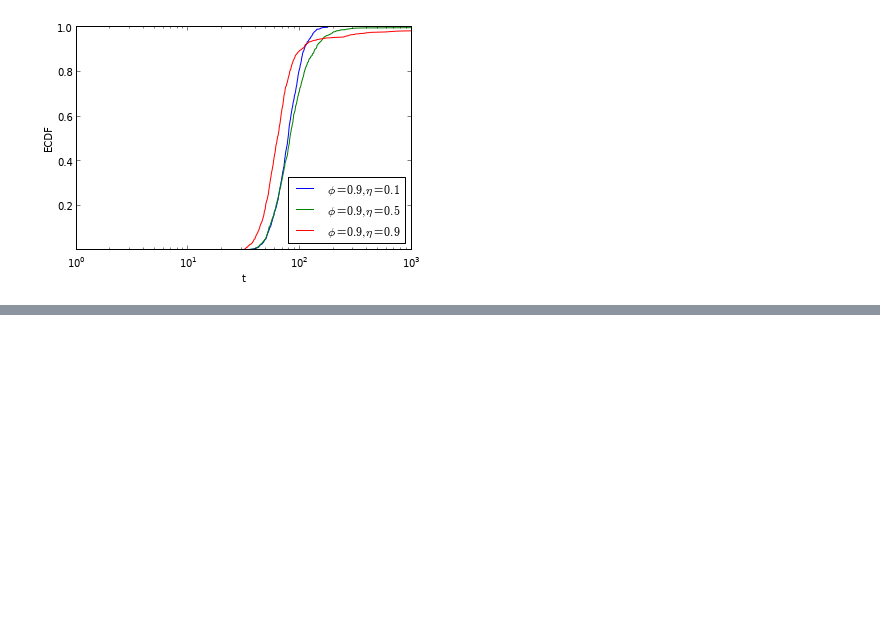
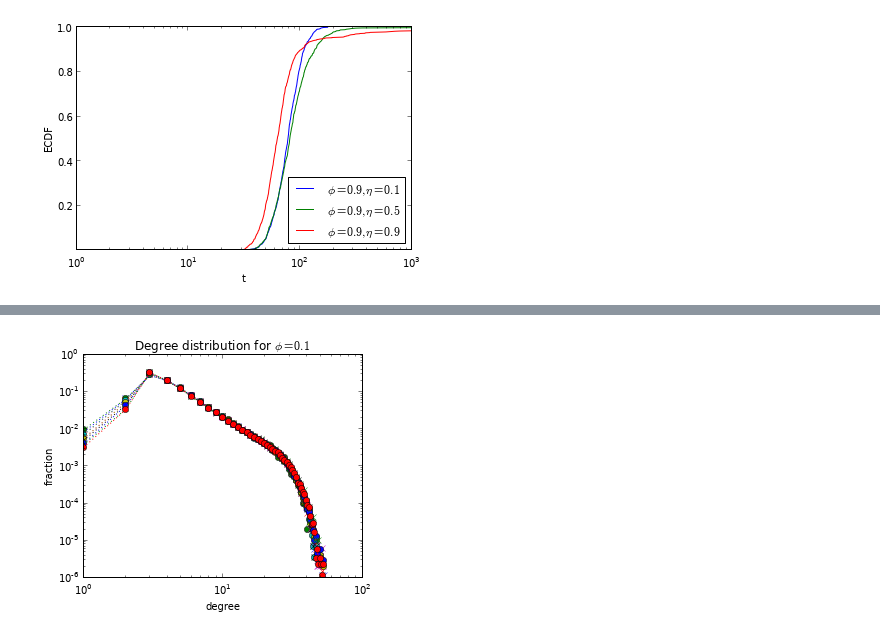
Before and after one commit to sveitser/of, a Jupyter notebook: code/rewi/plot.ipynb, the cells around one changed output, grey strips where cells are left out. Cells and saved outputs as stored; diff of their text form; code cells hidden in the pictures; blank space fills up the shorter version.

```diff
--- a/code/rewi/plot.ipynb
+++ b/code/rewi/plot.ipynb
@@ -51,0 +69,25 @@ tfor i, phi in enumerate([0.1,0.5,0.9]):
+# %%
+figsize(5,4)
+for phi in [0.1, 0.5]:
+    figure()
+    for eta in [0.1, 0.3, 0.5, 0.7,0.9]:
+        try:
+            d = loadtxt('data/ddist_type_phi{0}_eta{1}_n10000.dat'.format(phi, eta))
+        except:
+            continue
+        d = d[:,1:]
+        for row in d:
+            row /= sum(row)
+        loglog(range(1,len(d[0,:])+1), d[0,:], 'x:', label='heterophilic $\eta={0}$'.format(eta))
+        loglog(range(1,len(d[1,:])+1), d[1,:], 'o:', label='homophiclic $\eta={0}$'.format(eta))
+    #legend(loc='right outside')
+    xlabel('degree')
+    ylabel('fraction')
+    #xlim(1,40)
+    #axis('tight')
+    #ylim(0.0005, 0.35)
+    tit = 'Degree distribution for $\phi={0}$'.format(phi)
+    title(tit)
+    savefig("fig/Deg_Dist_Type_phi{0}.pdf".format(phi).replace(".","_",1))
+# %% [output]
+[figure, added]
```
Also changed, not shown: parts of 2 cells of this notebook, 2 other files.
